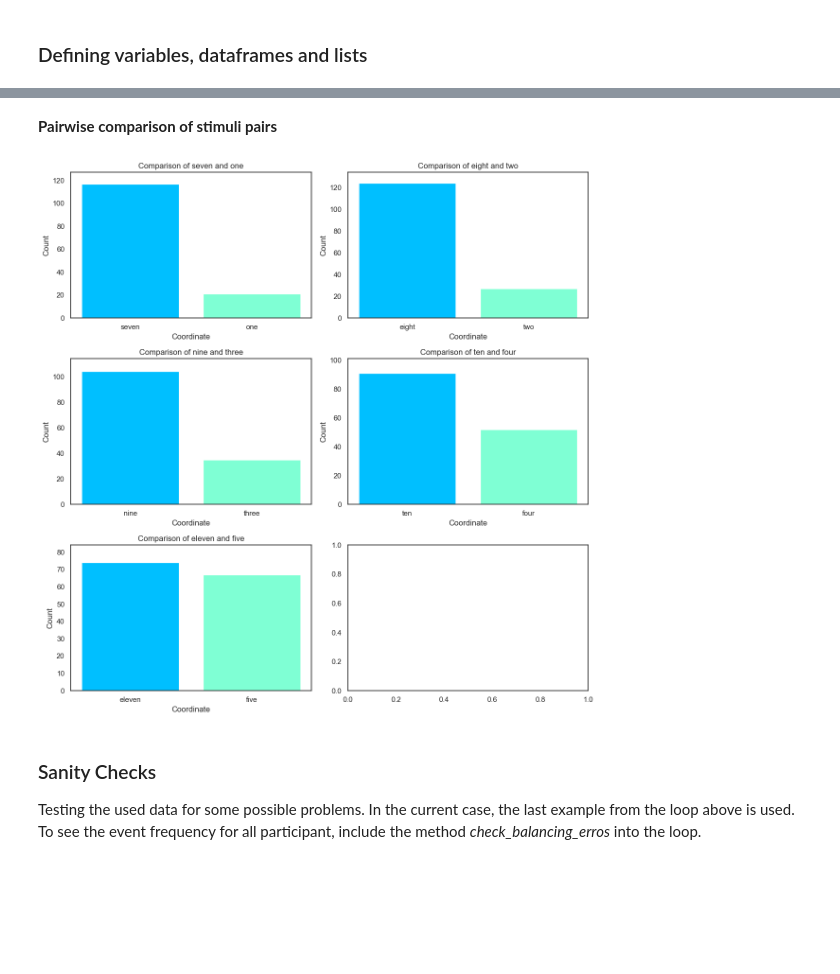
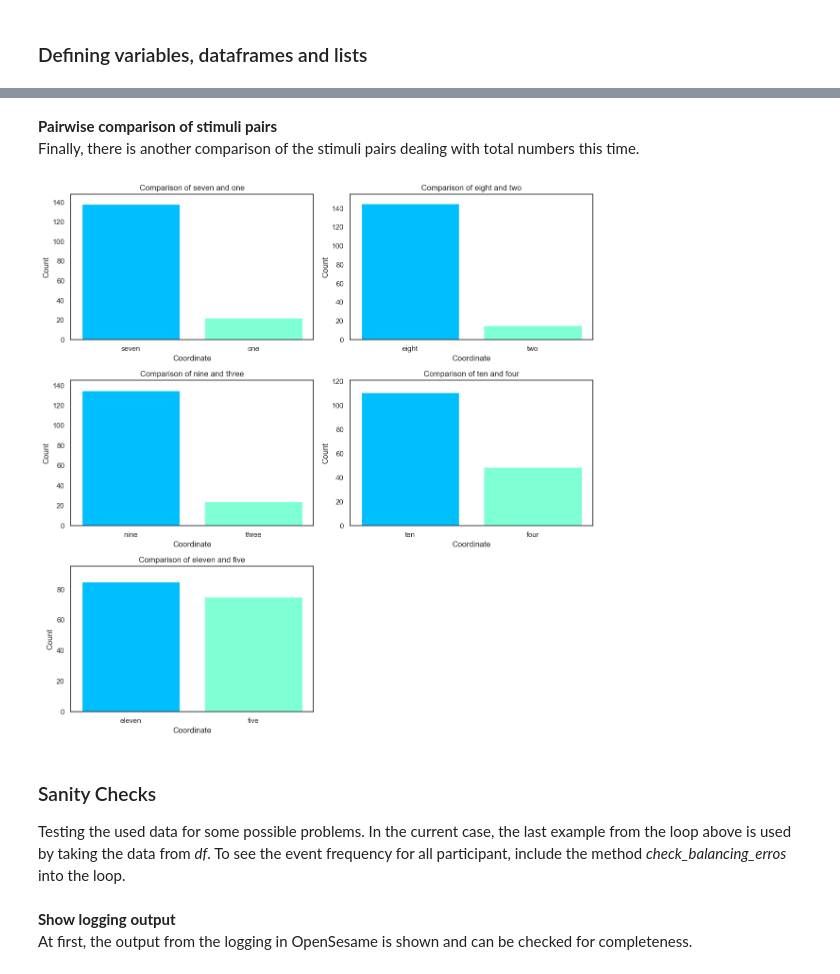
Before and after one commit to PatrickEbner/2024-SoSe_EyeTracking, a Jupyter notebook: scripts/DiagonalBias.ipynb, the cells around one changed output, grey strips where cells are left out. Saved outputs shown, nothing was run; the diff lists cells and outputs as text; code cells hidden in the pictures; blank space fills up the shorter version.

```diff
--- a/scripts/DiagonalBias.ipynb
+++ b/scripts/DiagonalBias.ipynb
@@ -79,13 +93,27 @@ def find_closest_target(row, target_coords, threshold):
             return (tx, ty)
     return None
 
-# Function 3
+# Function to convert the coordinates from a string into a list with numbers
+def import_coordinates(input_coordinates):
+    pattern = r"-?\d+"
+    coordinates_list = []
+
+    # Iterate over all lines of the input
+    for i in range(0, len(input_coordinates)):
+        # Using regex to find all numbers in the string
+        numbers = re.findall(pattern, input_coordinates[i])
+
+        # Convert the extracted number strings to integers
+        coordinates = [int(num) for num in numbers]
+        coordinates_list.append(coordinates)
+
+    return coordinates_list
+
+# Function to print out all the coutns of the logs of the current participant
 def check_balancing_errors(df):
     # Count the occurrences of each unique value in the 'USER' column
-
     event_counts = df['USER'].value_counts()
     print("Event frequency in the 'USER' column:")
     print(event_counts)
-
     print()  # Add a blank line for better readability
 # %% [markdown]
@@ -281,51 +335,61 @@ plt.show()
-# %% [markdown]
-**Pairwise comparison of stimuli pairs**
+# %% [markdown]
+**Pairwise comparison of stimuli pairs** \
+Finally, there is another comparison of the stimuli pairs dealing with total numbers this time.
 # %%
-# Create one histogram for every pair
+import matplotlib.pyplot as plt
+
+# Create a figure with 5 subplots in a 3x2 grid, but only use 5
 fig, axs = plt.subplots(3, 2, figsize=(12, 12))
 
-# Iterate over every pair
-for i, pair in enumerate(pairs):
-    row = i // 2
-    col = i % 2
+# Flatten the axes array for easier indexing
+axs = axs.flatten()
+
+# Iterate over the first five pairs
+for i, pair in enumerate(pairs[:5]):
     coord1, coord2 = pair
 
-    # Daten für das aktuelle Paar auswählen
+    # Select data for the current pair
     data1 = sum_df[sum_df['Coordinate'] == coord1]['Count']
     data2 = sum_df[sum_df['Coordinate'] == coord2]['Count']
 
-    # Sicherstellen, dass Daten vorhanden sind
+    # Ensure data is available
     if len(data1) == 0 or len(data2) == 0:
         continue
 
     # Define positions for bars on the x-axis
     x = [1, 2]
 
     # Define height
     height1 = data1.values[0]
     height2 = data2.values[0]
 
     # Define labels for the x-axis
     labels = [coord1, coord2]
 
     # Define colors for the bars
     bar_colors = ['#00BFFF', '#7FFFD4']
 
     # Create histogram and define titles and axis-limits
-    axs[row, col].bar(x, [height1, height2], tick_label=labels, color=bar_colors)
-    axs[row, col].set_title(f'Comparison of {coord1} and {coord2}')
-    axs[row, col].set_xlabel('Coordinate')
-    axs[row, col].set_ylabel('Count')
-    axs[row, col].set_ylim(0, max(height1, height2) + 10)
+    axs[i].bar(x, [height1, height2], tick_label=labels, color=bar_colors)
+    axs[i].set_title(f'Comparison of {coord1} and {coord2}')
+    axs[i].set_xlabel('Coordinate')
+    axs[i].set_ylabel('Count')
+    axs[i].set_ylim(0, max(height1, height2) + 10)
+
+# Remove the last unused subplot
+fig.delaxes(axs[-1])
 
 # Optimize layout and show plots
 plt.tight_layout()
 plt.show()
 # %% [output]
-[figure, old version]
+[figure, new version]
 # %% [markdown]
 ### Sanity Checks
-Testing the used data for some possible problems. In the current case, the last example from the loop above is used. To see the event frequency for all participant, include the method *check_balancing_erros* into the loop.
+Testing the used data for some possible problems. In the current case, the last example from the loop above is used by taking the data from *df*. To see the event frequency for all participant, include the method *check_balancing_erros* into the loop.
+# %% [markdown]
+**Show logging output** \
+At first, the output from the logging in OpenSesame is shown and can be checked for completeness.
 # %%
 # df is the dataframe for the last participant
 check_balancing_errors(df)
```
Also changed, not shown: parts of 22 cells of this notebook, 1 other file.
